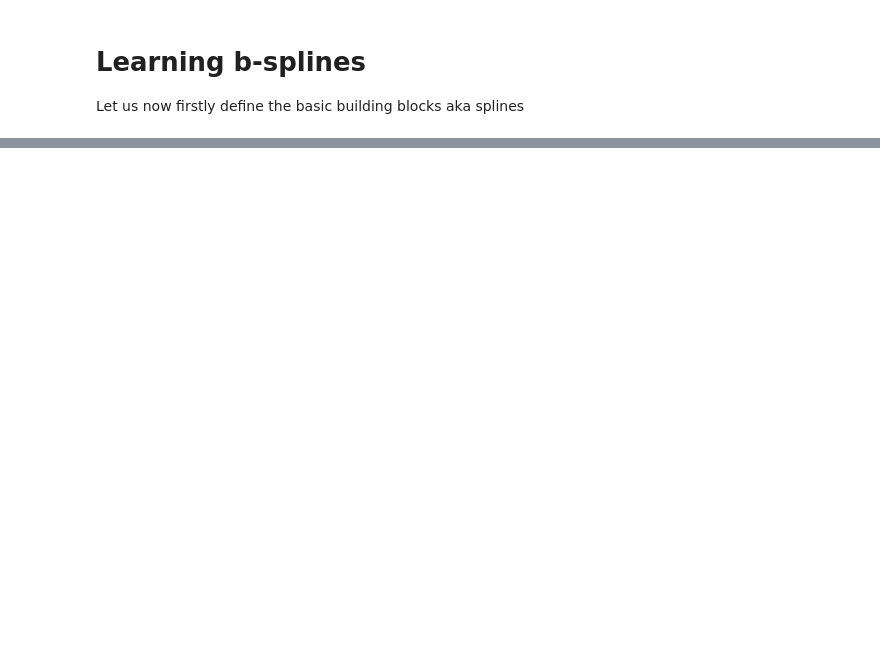
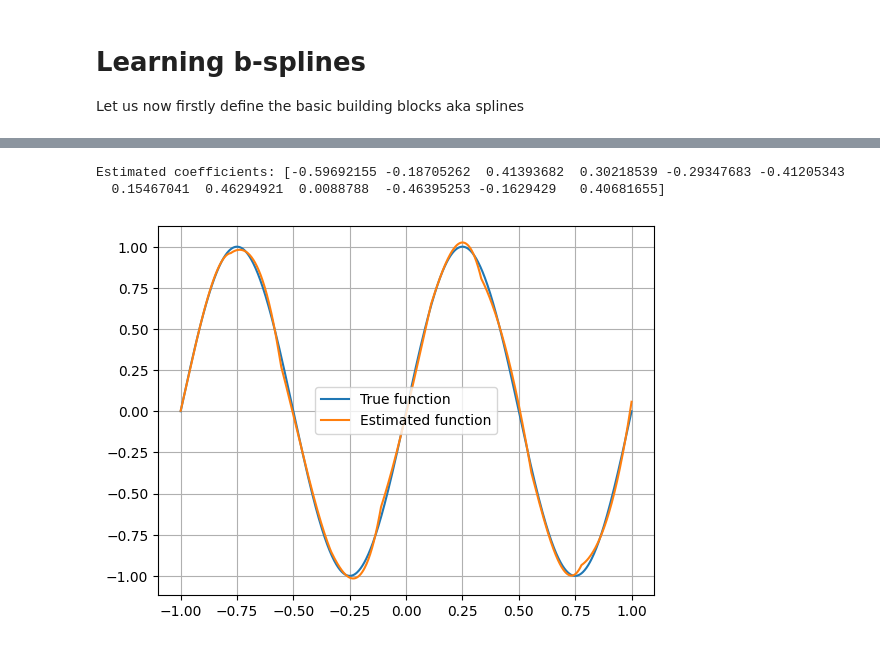
Before and after one commit to spagnoloG/kan, a Jupyter notebook: code/notebooks/03-learning-bsplines.ipynb, the cells around one changed output, grey strips where cells are left out. Cells and saved outputs as stored; diff of their text form; code cells hidden in the pictures; blank space fills up the shorter version.

```diff
--- a/code/notebooks/03-learning-bsplines.ipynb
+++ b/code/notebooks/03-learning-bsplines.ipynb
@@ -106,0 +192,24 @@ k=3, number of basis functions: 12
+# %%
+k = 3
+knots = np.linspace(-1, 1, num=10)
+x = np.linspace(-1, 1, num=1000)
+value = evaluate_basis_functions(x, knots, spline_order=k)
+
+fn = lambda x: np.sin(2 * np.pi * x)
+
+# Solve using least squares
+coeffs = np.linalg.lstsq(value, fn(x), rcond=None)[0]
+print(f"Estimated coefficients: {coeffs}")
+
+y_pred = np.dot(value, coeffs)
+
+# Plot the function and the spline
+plt.plot(x, fn(x), label="True function")
+plt.plot(x, y_pred, label="Estimated function")
+plt.grid()
+plt.legend()
+plt.show()
+# %% [output]
+Estimated coefficients: [-0.59692155 -0.18705262  0.41393682  0.30218539 -0.29347683 -0.41205343
+  0.15467041  0.46294921  0.0088788  -0.46395253 -0.1629429   0.40681655]
+[figure, added]
```
Also changed, not shown: parts of 3 cells of this notebook.
